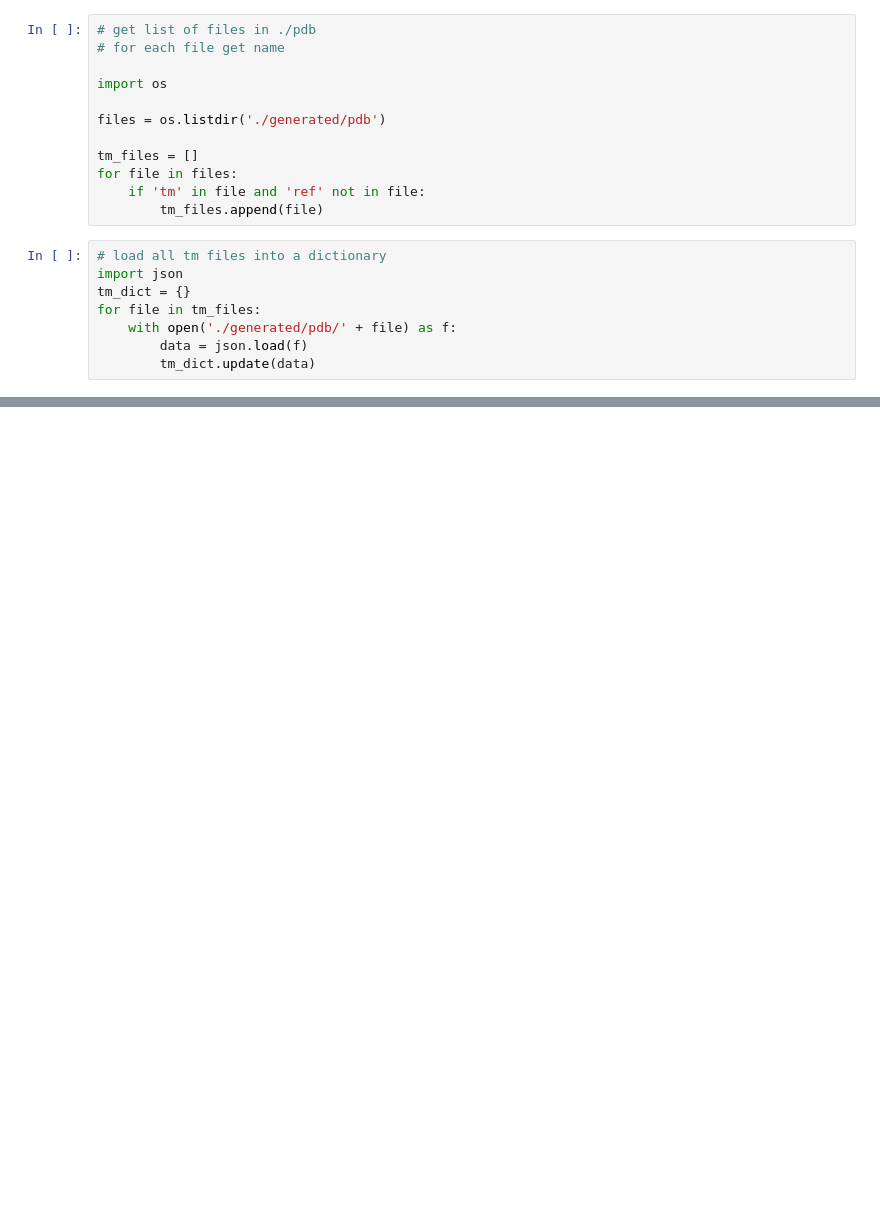
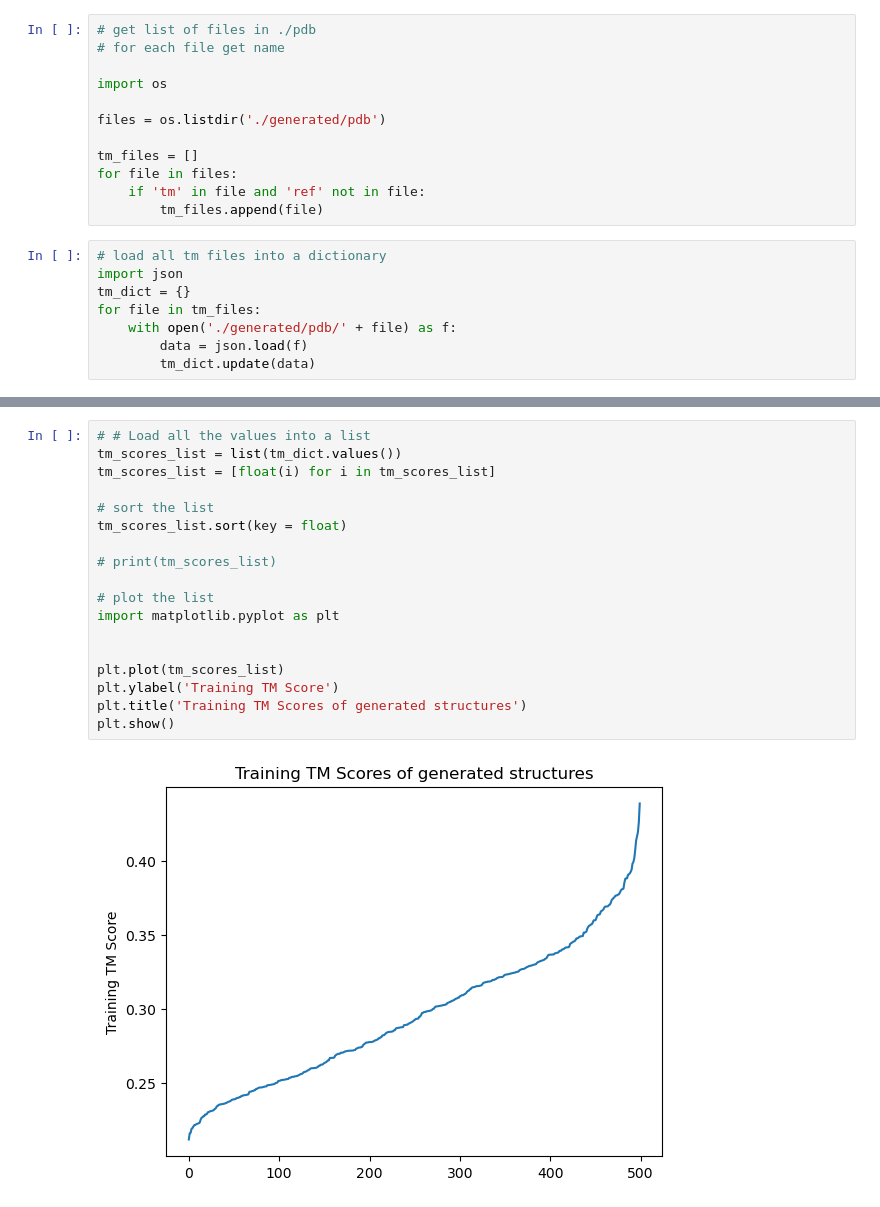
Before and after one commit to mehulbhuradia/Enzymix, a Jupyter notebook: traintm.ipynb, the cells around one changed output, grey strips where cells are left out. Drawn from its saved outputs; the diff is of its cells as text; blank space fills up the shorter version.

Commit message:
train tm plot

```diff
--- a/traintm.ipynb
+++ b/traintm.ipynb
@@ -25,0 +25,20 @@ Error:
+# %%
+# # Load all the values into a list
+tm_scores_list = list(tm_dict.values())
+tm_scores_list = [float(i) for i in tm_scores_list]
+
+# sort the list
+tm_scores_list.sort(key = float)
+
+# print(tm_scores_list)
+
+# plot the list
+import matplotlib.pyplot as plt
+
+
+plt.plot(tm_scores_list)
+plt.ylabel('Training TM Score')
+plt.title('Training TM Scores of generated structures')
+plt.show()
+# %% [output]
+[figure, added]
```
Also changed, not shown: parts of 2 cells of this notebook.
